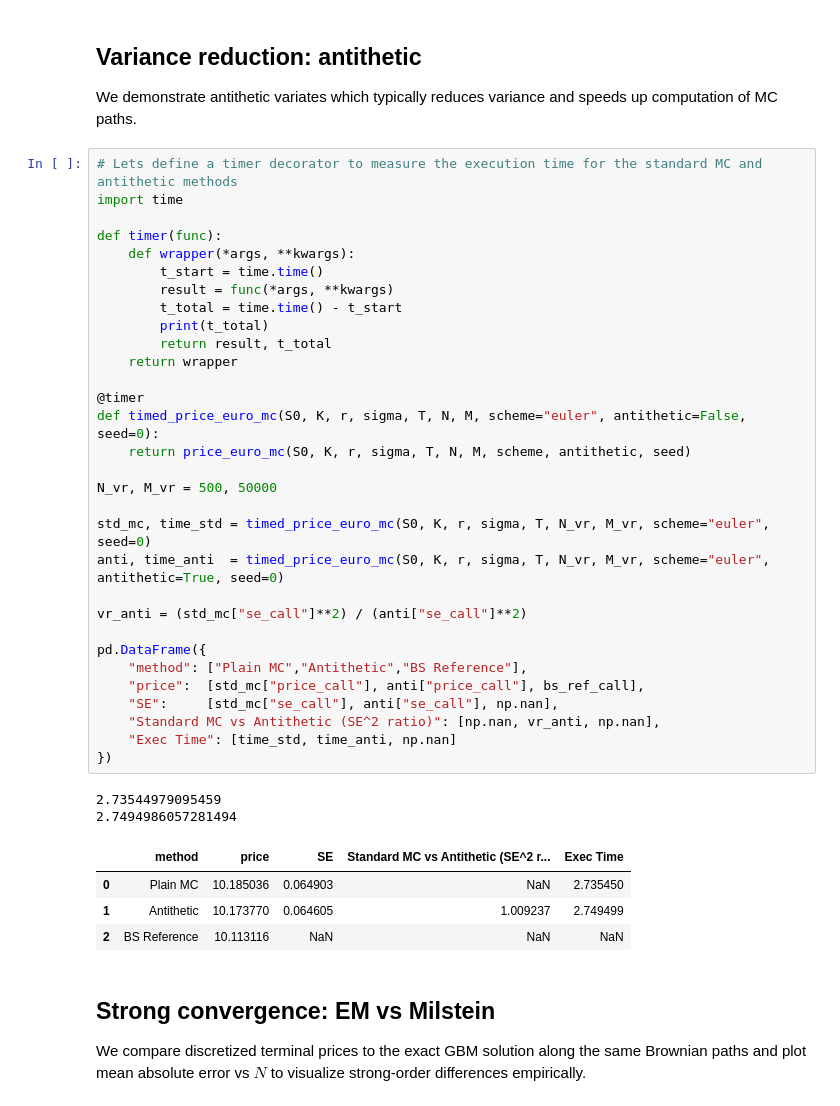
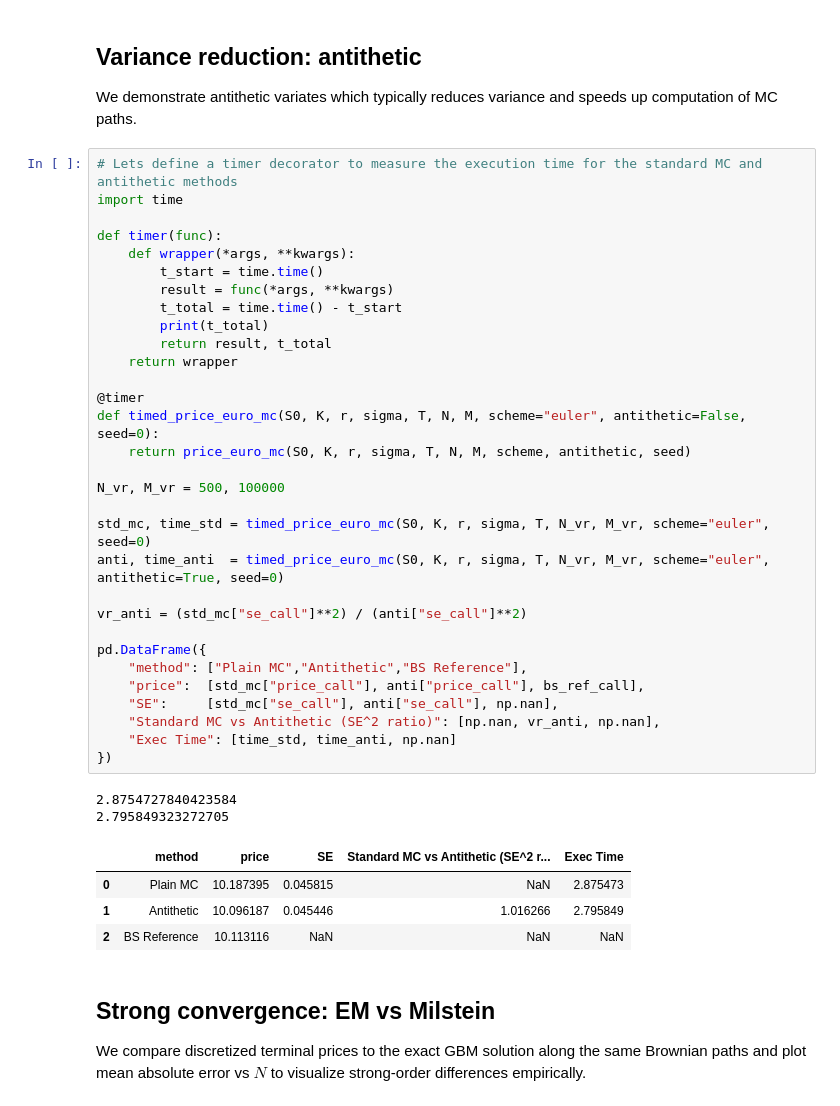
Before and after one commit to amsontag/quants-portfolio, a Jupyter notebook: notebooks/MC_pricer_validation.ipynb, the cells around one changed output. Cells and saved outputs as stored; diff of their text form.

```diff
--- a/notebooks/MC_pricer_validation.ipynb
+++ b/notebooks/MC_pricer_validation.ipynb
@@ -291,38 +291,38 @@ We demonstrate antithetic variates which typically reduces variance and speeds u
 import time
 
 def timer(func):
     def wrapper(*args, **kwargs):
         t_start = time.time()
         result = func(*args, **kwargs)
         t_total = time.time() - t_start
         print(t_total)
         return result, t_total
     return wrapper
 
 @timer
 def timed_price_euro_mc(S0, K, r, sigma, T, N, M, scheme="euler", antithetic=False, seed=0):
     return price_euro_mc(S0, K, r, sigma, T, N, M, scheme, antithetic, seed)
 
-N_vr, M_vr = 500, 50000
+N_vr, M_vr = 500, 100000
 
 std_mc, time_std = timed_price_euro_mc(S0, K, r, sigma, T, N_vr, M_vr, scheme="euler", seed=0)
 anti, time_anti  = timed_price_euro_mc(S0, K, r, sigma, T, N_vr, M_vr, scheme="euler", antithetic=True, seed=0)
 
 vr_anti = (std_mc["se_call"]**2) / (anti["se_call"]**2)
 
 pd.DataFrame({
     "method": ["Plain MC","Antithetic","BS Reference"],
     "price":  [std_mc["price_call"], anti["price_call"], bs_ref_call],
     "SE":     [std_mc["se_call"], anti["se_call"], np.nan],
     "Standard MC vs Antithetic (SE^2 ratio)": [np.nan, vr_anti, np.nan],
     "Exec Time": [time_std, time_anti, np.nan]
 })
 # %% [output]
-2.73544979095459
-2.7494986057281494
+2.8754727840423584
+2.795849323272705
 |  | method | price | SE | Standard MC vs Antithetic (SE^2 r... | Exec Time |
-| 0 | Plain MC | 10.185036 | 0.064903 | NaN | 2.735450 |
-| 1 | Antithetic | 10.173770 | 0.064605 | 1.009237 | 2.749499 |
+| 0 | Plain MC | 10.187395 | 0.045815 | NaN | 2.875473 |
+| 1 | Antithetic | 10.096187 | 0.045446 | 1.016266 | 2.795849 |
 | 2 | BS Reference | 10.113116 | NaN | NaN | NaN |
 # %% [markdown]
 ## Strong convergence: EM vs Milstein
```
Also changed, not shown: 2 other files.
